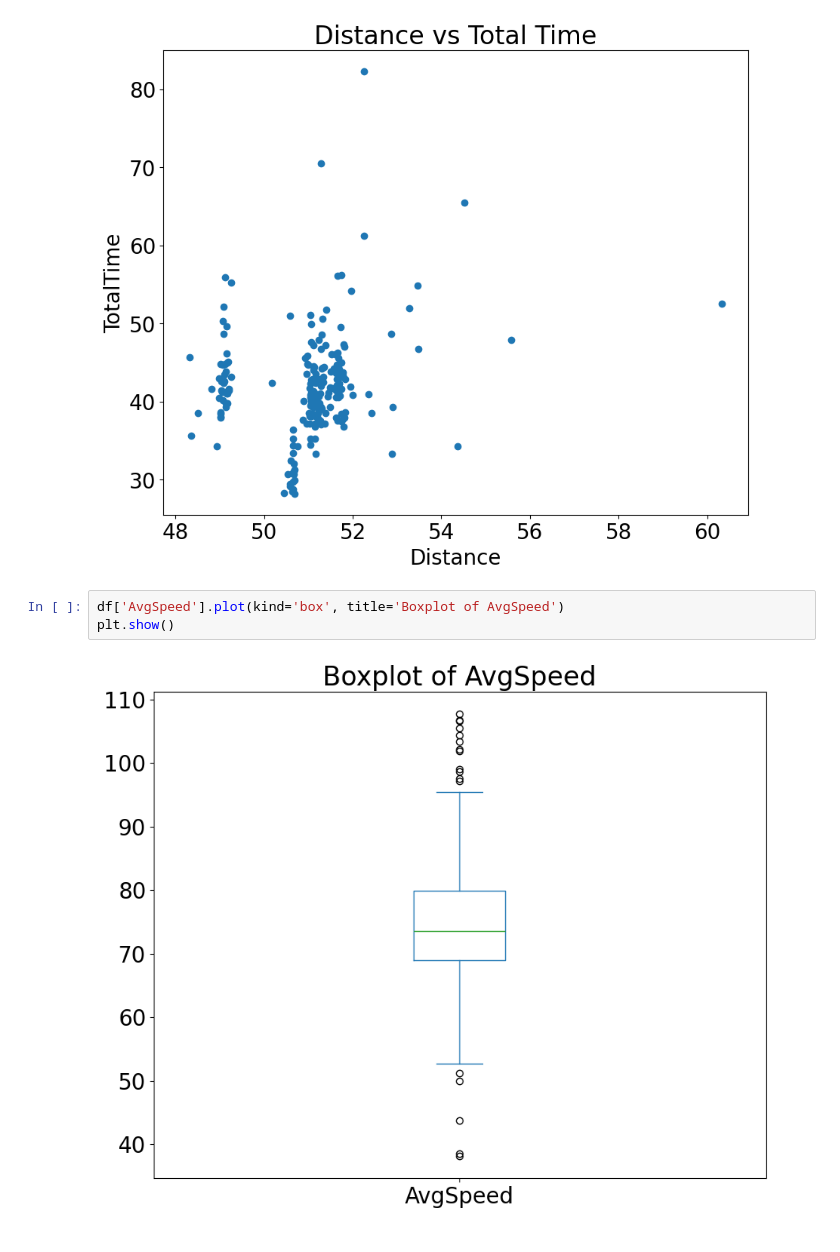
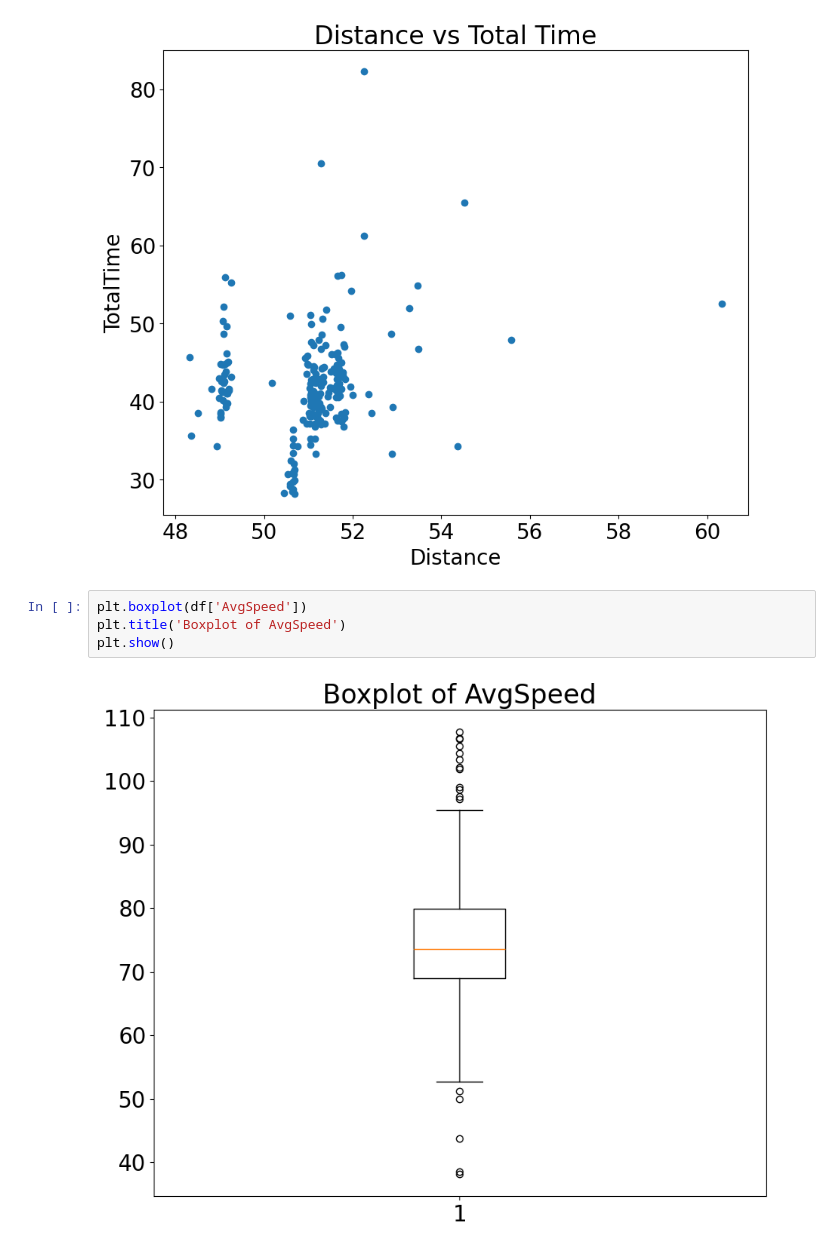
Before and after one commit to kiquefranco/bte320, a Jupyter notebook: PandasAssignment.ipynb, the cells around one changed output. Drawn from its saved outputs; the diff is of its cells as text.

```diff
--- a/PandasAssignment.ipynb
+++ b/PandasAssignment.ipynb
@@ -142,8 +142,9 @@ plt.show()
 # %% [output]
 [figure]
 # %%
-df['AvgSpeed'].plot(kind='box', title='Boxplot of AvgSpeed')
+plt.boxplot(df['AvgSpeed'])
+plt.title('Boxplot of AvgSpeed')
 plt.show()
 # %% [output]
-[figure, old version]
+[figure, new version]
 # %%
```
Also changed, not shown: parts of 1 cell of this notebook.
